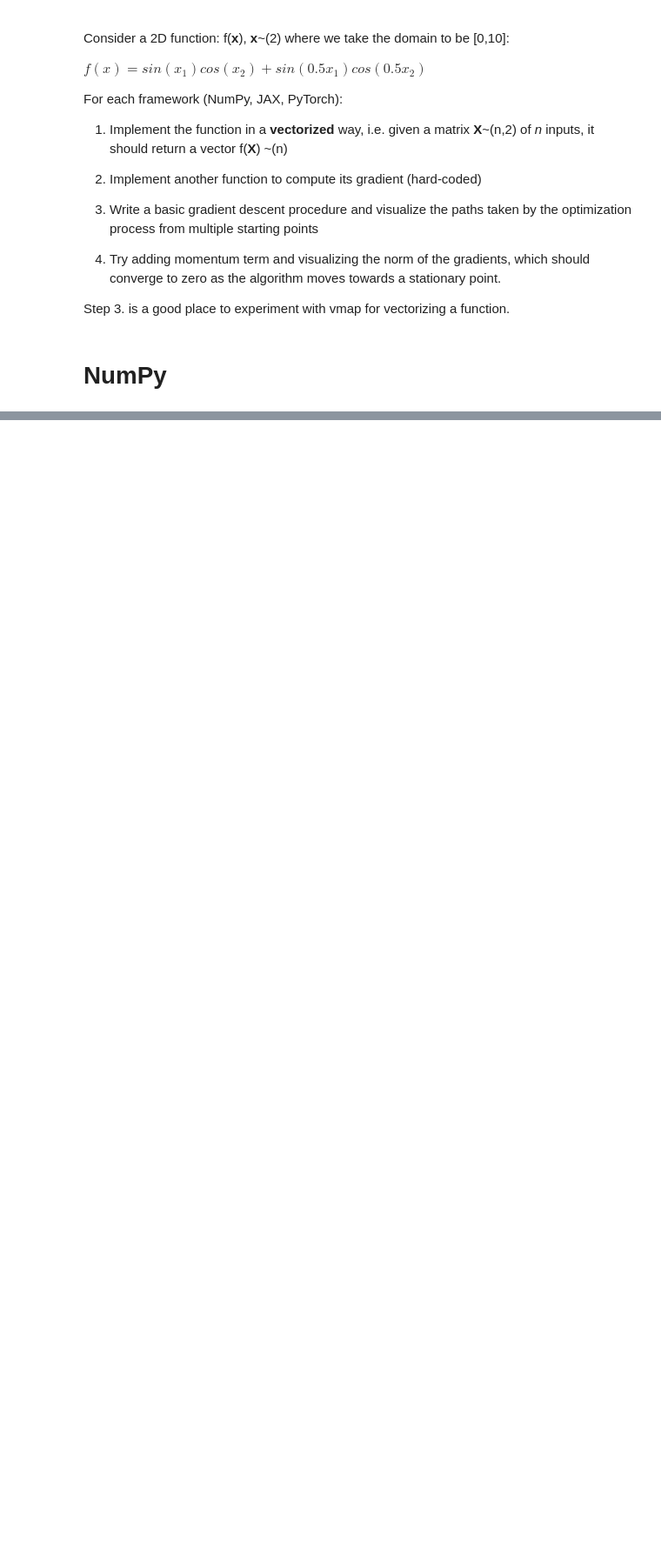
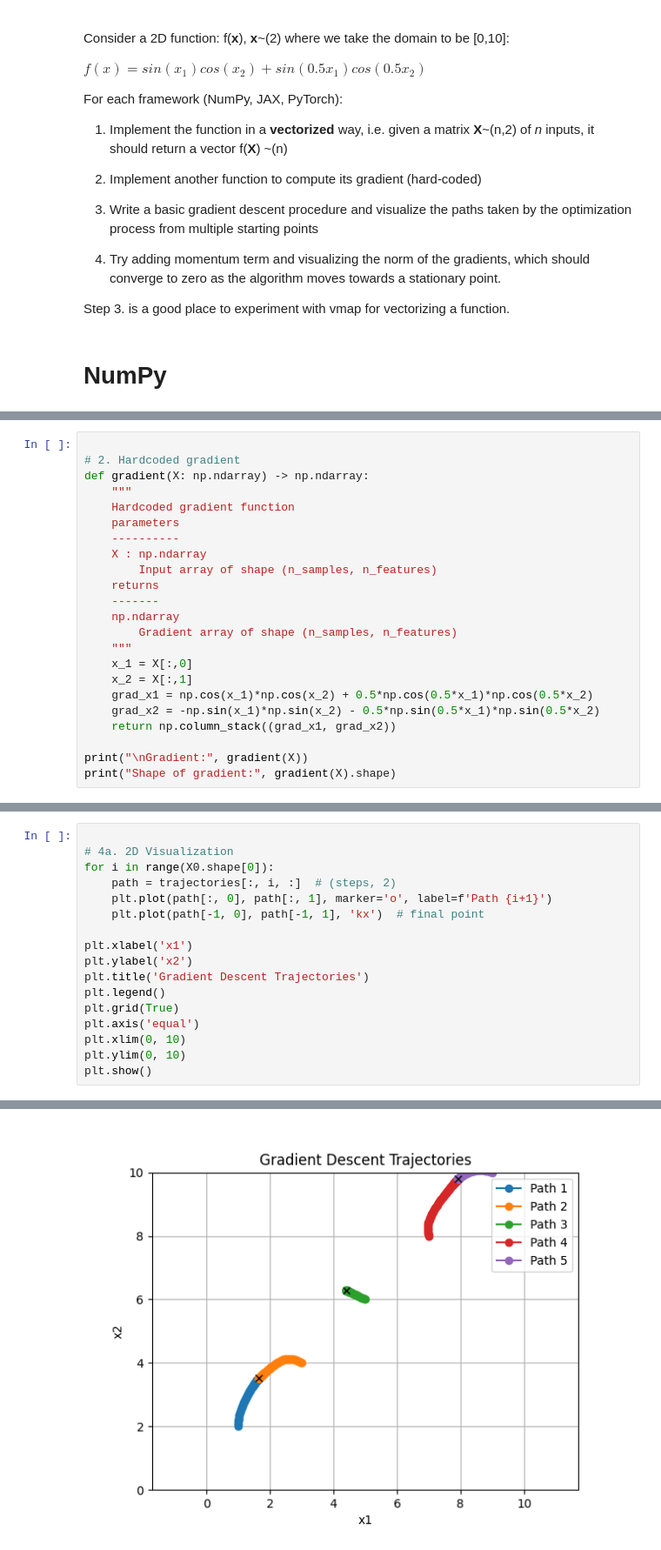
Before and after one commit to sromo1/knowledge_companion, a Jupyter notebook: scardapane2024/chapter2.ipynb, the cells around one changed output, grey strips where cells are left out. Shown at 87% size. Cells and saved outputs as stored; diff of their text form; blank space fills up the shorter version.

```diff
--- a/scardapane2024/chapter2.ipynb
+++ b/scardapane2024/chapter2.ipynb
@@ -36,0 +50,23 @@ array([-0.09114076,  0.07624747])
+# %%
+
+# 2. Hardcoded gradient
+def gradient(X: np.ndarray) -> np.ndarray:
+    """
+    Hardcoded gradient function
+    parameters
+    ----------
+    X : np.ndarray
+        Input array of shape (n_samples, n_features)
+    returns
+    -------
+    np.ndarray
+        Gradient array of shape (n_samples, n_features)
+    """
+    x_1 = X[:,0]
+    x_2 = X[:,1]
+    grad_x1 = np.cos(x_1)*np.cos(x_2) + 0.5*np.cos(0.5*x_1)*np.cos(0.5*x_2)
+    grad_x2 = -np.sin(x_1)*np.sin(x_2) - 0.5*np.sin(0.5*x_1)*np.sin(0.5*x_2)
+    return np.column_stack((grad_x1, grad_x2))
+
+print("\nGradient:", gradient(X))
+print("Shape of gradient:", gradient(X).shape)
@@ -36,0 +115,18 @@ array([-0.09114076,  0.07624747])
+# %%
+
+# 4a. 2D Visualization
+for i in range(X0.shape[0]):
+    path = trajectories[:, i, :]  # (steps, 2)
+    plt.plot(path[:, 0], path[:, 1], marker='o', label=f'Path {i+1}')
+    plt.plot(path[-1, 0], path[-1, 1], 'kx')  # final point
+
+plt.xlabel('x1')
+plt.ylabel('x2')
+plt.title('Gradient Descent Trajectories')
+plt.legend()
+plt.grid(True)
+plt.axis('equal')
+plt.xlim(0, 10)
+plt.ylim(0, 10)
+plt.show()
+# %% [output]
@@ -36,0 +134 @@ array([-0.09114076,  0.07624747])
+[figure, added]
```
Also changed, not shown: parts of 6 cells of this notebook, 2 other files.
